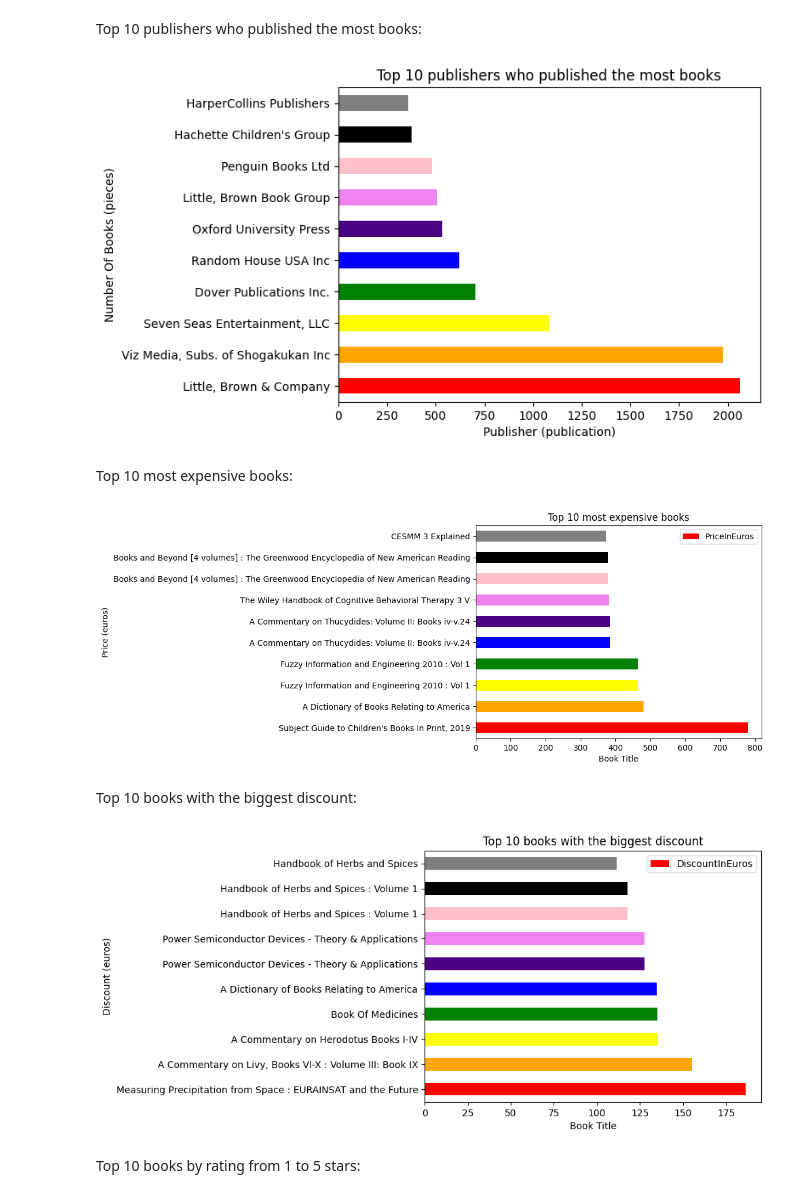
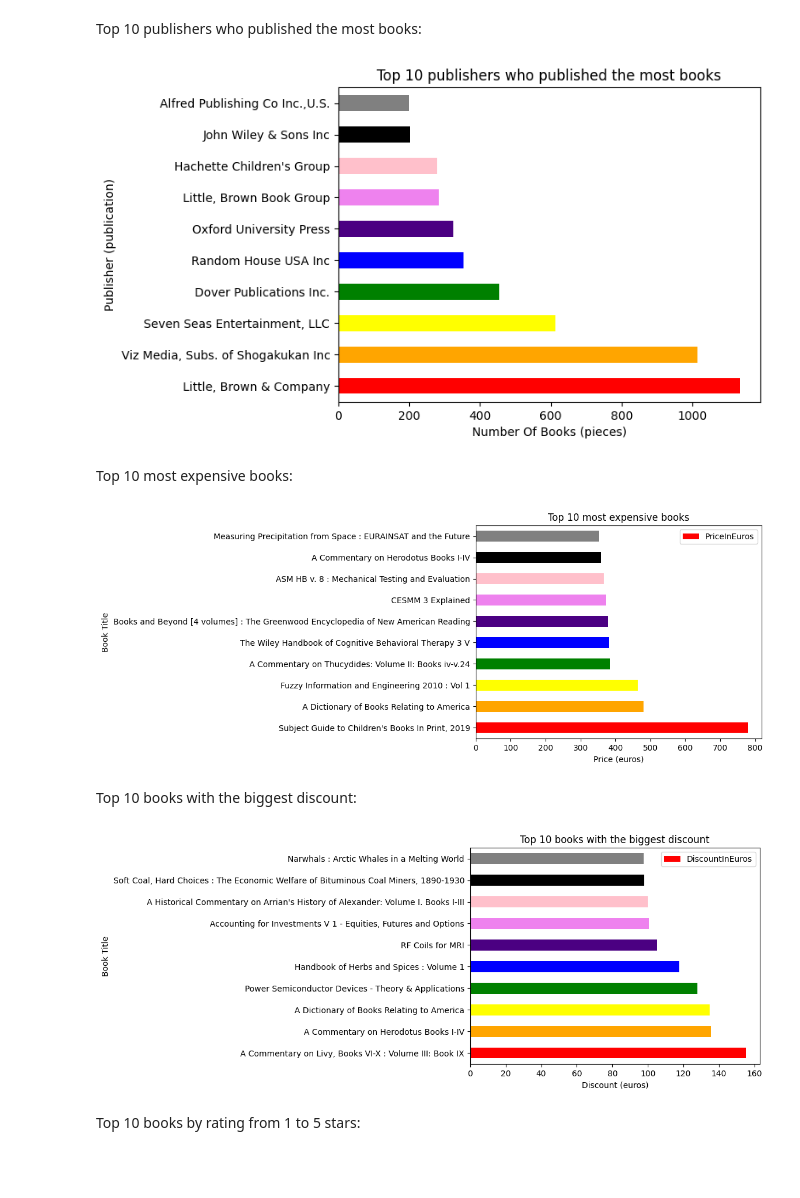
Before and after one commit to Vasyl-Poremchuk/book-scraping-and-data-analysis, a Jupyter notebook: book_analysis/book_analysis.ipynb, the cells around one changed output. Drawn from its saved outputs; the diff is of its cells as text; code cells hidden in the pictures; blank space fills up the shorter version.

```diff
--- a/book_analysis/book_analysis.ipynb
+++ b/book_analysis/book_analysis.ipynb
@@ -242,3 +238,6 @@ False
+# %%
+books_df.duplicated(subset="Title")
+books_df = books_df.drop_duplicates(subset="Title")
 # %% [markdown]
 # Data Analysis
 # %% [markdown]
@@ -454,15 +453,15 @@ top_10_publishers = publisher_count.head(10)
 
 top_10_publishers.plot(
     kind="barh",
-    xlabel="Publisher (publication)",
-    ylabel="Number Of Books (pieces)",
+    xlabel="Number Of Books (pieces)",
+    ylabel="Publisher (publication)",
     title="Top 10 publishers who published the most books",
     color=["red", "orange", "yellow", "green", "blue", "indigo", "violet", "pink", "black", "gray"],
 )
 
 plt.show()
 # %% [output]
-[figure, old version]
+[figure, new version]
 # %% [markdown]
 Top 10 most expensive books:
 # %%
@@ -473,34 +472,34 @@ top_10_expensive_books.plot(
     x="Title",
     y="PriceInEuros",
     kind="barh",
-    xlabel="Book Title",
-    ylabel="Price (euros)",
+    xlabel="Price (euros)",
+    ylabel="Book Title",
     title="Top 10 most expensive books",
     color=["red", "orange", "yellow", "green", "blue", "indigo", "violet", "pink", "black", "gray"],
 )
 
 plt.show()
 # %% [output]
-[figure, old version]
+[figure, new version]
 # %% [markdown]
 Top 10 books with the biggest discount:
 # %%
 discount_books_df = books_df.sort_values(by="DiscountInEuros", ascending=False)
 top_10_discount_books = discount_books_df.head(10)
 
 top_10_discount_books.plot(
     x="Title",
     y="DiscountInEuros",
     kind="barh",
-    xlabel="Book Title",
-    ylabel="Discount (euros)",
+    xlabel="Discount (euros)",
+    ylabel="Book Title",
     title="Top 10 books with the biggest discount",
     color=["red", "orange", "yellow", "green", "blue", "indigo", "violet", "pink", "black", "gray"],
 )
 
 plt.show()
 # %% [output]
-[figure, old version]
+[figure, new version]
 # %% [markdown]
 Top 10 books by rating from 1 to 5 stars:
 # %%
```
Also changed, not shown: parts of 17 cells of this notebook.
